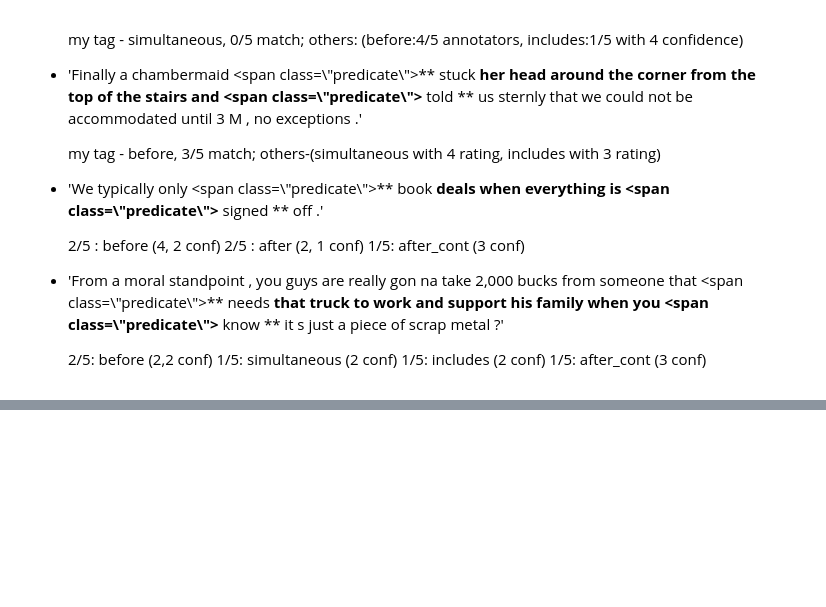
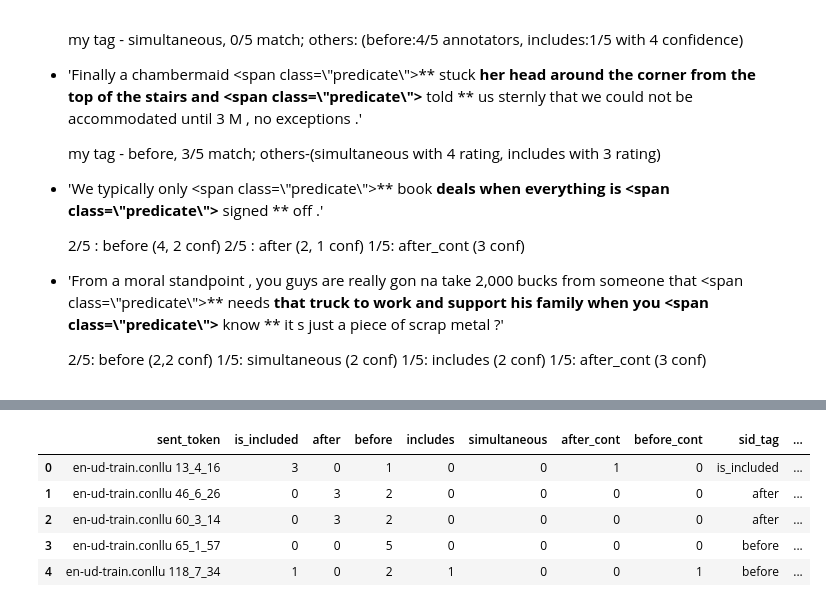
Before and after one commit to mdheller/factslab-protocols, a Jupyter notebook: Temporal_relations/testing_HIT/Inter_annotator_agreement_protocol2.ipynb, the cells around one changed output, grey strips where cells are left out. Saved outputs shown, nothing was run; the diff lists cells and outputs as text; code cells hidden in the pictures; blank space fills up the shorter version.

```diff
--- a/Temporal_relations/testing_HIT/Inter_annotator_agreement_protocol2.ipynb
+++ b/Temporal_relations/testing_HIT/Inter_annotator_agreement_protocol2.ipynb
@@ -618,0 +663,9 @@ plt.show()
+# %%
+agree_data.head()
+# %% [output]
+|  | sent_token | is_included | after | before | includes | simultaneous | after_cont | before_cont | sid_tag | ... |
+| 0 | en-ud-train.conllu 13_4_16 | 3 | 0 | 1 | 0 | 0 | 1 | 0 | is_included | ... |
+| 1 | en-ud-train.conllu 46_6_26 | 0 | 3 | 2 | 0 | 0 | 0 | 0 | after | ... |
+| 2 | en-ud-train.conllu 60_3_14 | 0 | 3 | 2 | 0 | 0 | 0 | 0 | after | ... |
+| 3 | en-ud-train.conllu 65_1_57 | 0 | 0 | 5 | 0 | 0 | 0 | 0 | before | ... |
+| 4 | en-ud-train.conllu 118_7_34 | 1 | 0 | 2 | 1 | 0 | 0 | 1 | before | ... |
```
Also changed, not shown: parts of 23 cells of this notebook.
